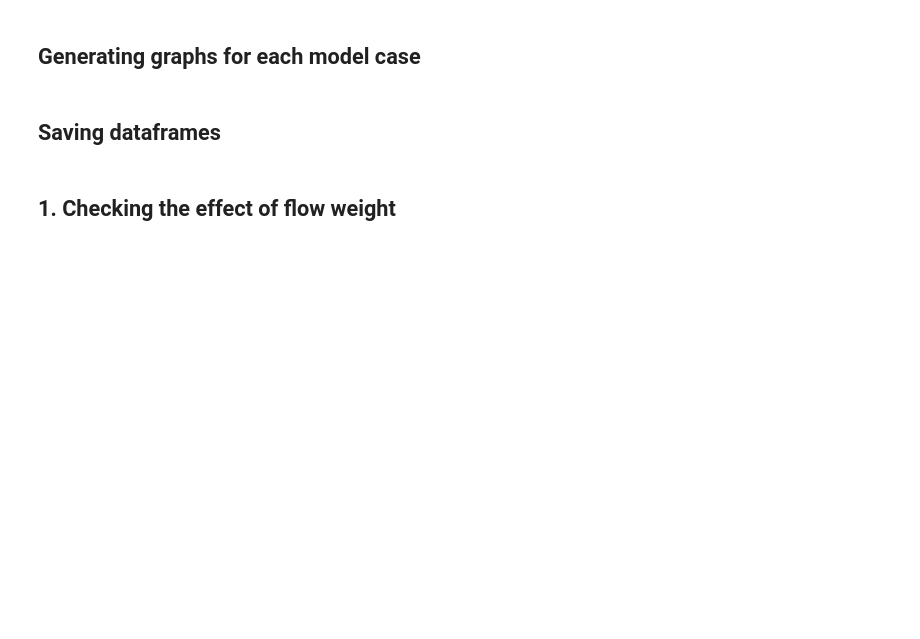
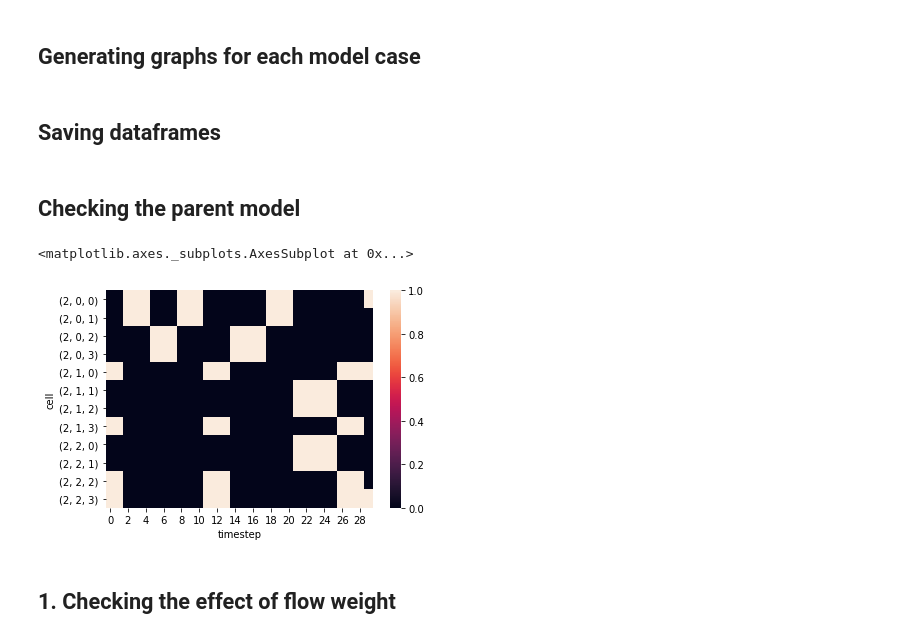
Before and after one commit to DEGABGED/linear_solver, a Jupyter notebook: CTM MILP Model Running Environment.ipynb, the cells around one changed output. Cells and saved outputs as stored; diff of their text form; code cells hidden in the pictures; blank space fills up the shorter version.

Commit message:
Parent model

```diff
--- a/CTM MILP Model Running Environment.ipynb
+++ b/CTM MILP Model Running Environment.ipynb
@@ -41,17 +41,16 @@ parameters = {
 
 # Varying parameters: demand, use_flow_weight, flow_weight, alpha
 # %%
-def run_model(demand, use=False, flow_weight=0.0, alpha=1.0, log_output=True):
+def run_model(demand, log_output=True):
     model = Model(
         demand=demand,
-        use_flow_weight=use,
-        flow_weight=flow_weight,
-        alpha=alpha,
         **parameters
     )
     model.generate()
     runtime = model.solve(log_output=log_output)
     dfx, dfy, dfg = model.return_solution()
     dfparams = model.return_parameters()
-    obj_values = model.return_objective_value()
-    return dfx, dfy, dfg, dfparams, obj_values, runtime
+    obj_value = model.return_objective_value()
+    return dfx, dfy, dfg, dfparams, obj_value, runtime
+# %%
+dfx, dfy, dfg, dfparams, obj_value, runtime = run_model((450,900))
@@ -253,6 +284,14 @@ def plot_obj_values(obj_values, title, xaxis, xlabel, headless=True, filename='o
 # %%
 def save_df(df, filename):
     df.to_pickle(DF_PATH + filename + ".pkl")
+# %% [markdown]
+## Checking the parent model
+# %%
+dfg_matrix = dfg.pivot(index='cell', columns='timestep', values='is_green')
+sns.heatmap(data=dfg_matrix)
+# %% [output]
+<matplotlib.axes._subplots.AxesSubplot at 0x...>
+[figure, added]
 # %% [markdown]
 ## 1. Checking the effect of flow weight
 # %% [markdown]
```
Also changed, not shown: parts of 4 cells of this notebook, 1 other file.
